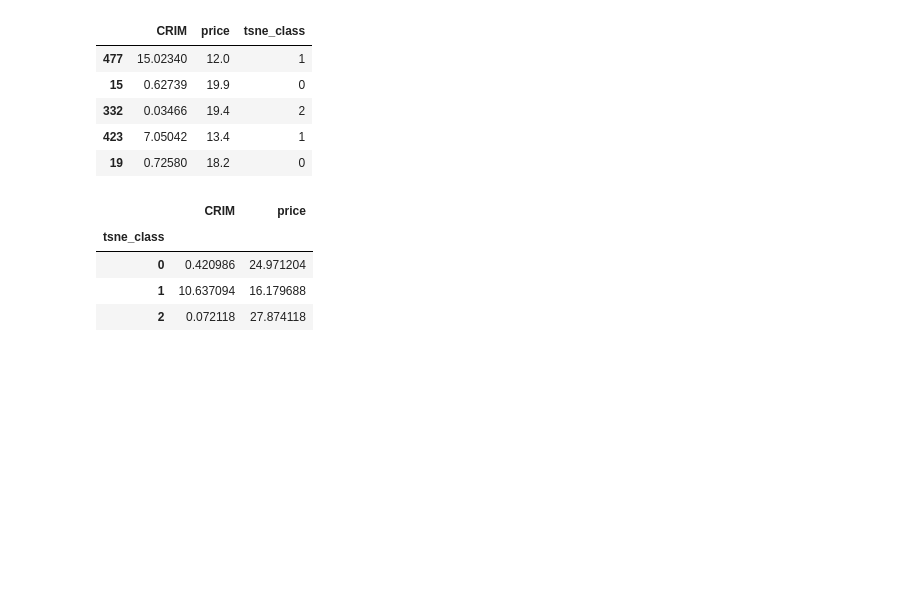
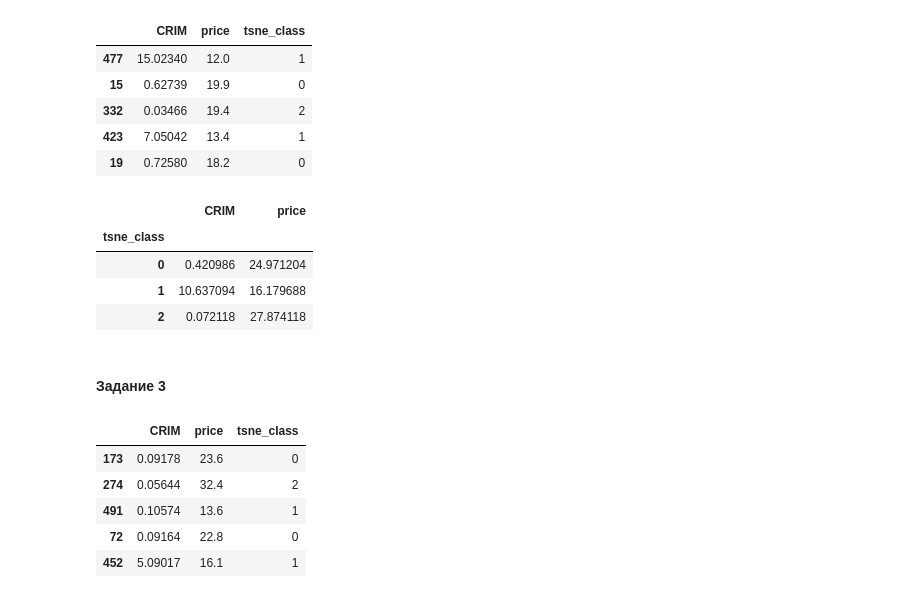
Before and after one commit to fogugy/gb_data_science, a Jupyter notebook: hw5/homework5.ipynb, the cells around one changed output. Saved outputs shown, nothing was run; the diff lists cells and outputs as text; code cells hidden in the pictures; blank space fills up the shorter version.

```diff
--- a/hw5/homework5.ipynb
+++ b/hw5/homework5.ipynb
@@ -115,3 +115,5 @@ x_.groupby('tsne_class').mean()
 | 0 | 0.420986 | 24.971204 |
 | 1 | 10.637094 | 16.179688 |
 | 2 | 0.072118 | 27.874118 |
+# %% [markdown]
+#### Задание 3
@@ -117,0 +122,13 @@ x_.groupby('tsne_class').mean()
+# %%
+x_ = X_test[['CRIM']].copy()
+x_['price'] = y_test
+x_['tsne_class'] = labels_test
+# %%
+x_.head()
+# %% [output]
+|  | CRIM | price | tsne_class |
+| 173 | 0.09178 | 23.6 | 0 |
+| 274 | 0.05644 | 32.4 | 2 |
+| 491 | 0.10574 | 13.6 | 1 |
+| 72 | 0.09164 | 22.8 | 0 |
+| 452 | 5.09017 | 16.1 | 1 |
```
Also changed, not shown: parts of 4 cells of this notebook.
